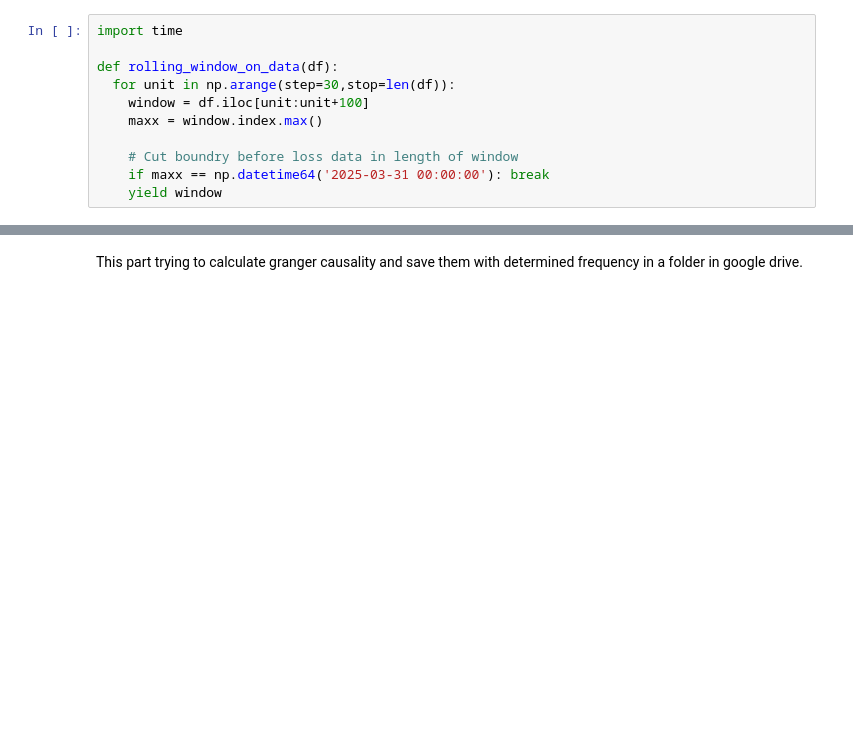
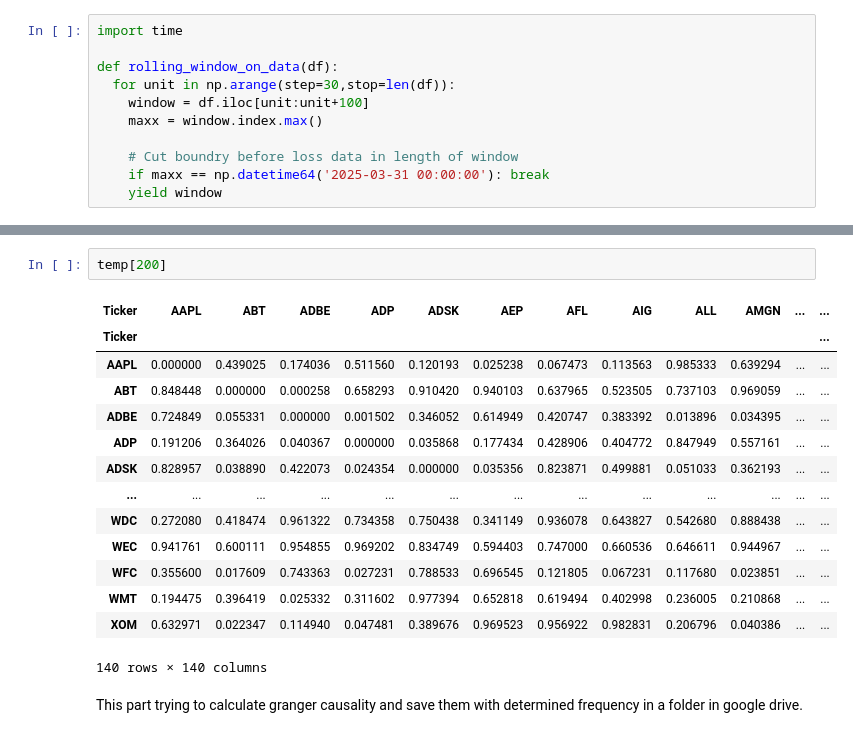
Before and after one commit to mahdikohan/complexityEconomics, a Jupyter notebook: Multilayer network market/Multilayer_spillover_with_ML.ipynb, the cells around one changed output, grey strips where cells are left out. Cells and saved outputs as stored; diff of their text form; blank space fills up the shorter version.

```diff
--- a/Multilayer network market/Multilayer_spillover_with_ML.ipynb
+++ b/Multilayer network market/Multilayer_spillover_with_ML.ipynb
@@ -117,3 +131,20 @@ def rolling_window_on_data(df):
+# %%
+temp[200]
+# %% [output]
+| Ticker | AAPL | ABT | ADBE | ADP | ADSK | AEP | AFL | AIG | ALL | AMGN | ... | ... |
+| Ticker |  |  |  |  |  |  |  |  |  |  |  | ... |
+| AAPL | 0.000000 | 0.439025 | 0.174036 | 0.511560 | 0.120193 | 0.025238 | 0.067473 | 0.113563 | 0.985333 | 0.639294 | ... | ... |
+| ABT | 0.848448 | 0.000000 | 0.000258 | 0.658293 | 0.910420 | 0.940103 | 0.637965 | 0.523505 | 0.737103 | 0.969059 | ... | ... |
+| ADBE | 0.724849 | 0.055331 | 0.000000 | 0.001502 | 0.346052 | 0.614949 | 0.420747 | 0.383392 | 0.013896 | 0.034395 | ... | ... |
+| ADP | 0.191206 | 0.364026 | 0.040367 | 0.000000 | 0.035868 | 0.177434 | 0.428906 | 0.404772 | 0.847949 | 0.557161 | ... | ... |
+| ADSK | 0.828957 | 0.038890 | 0.422073 | 0.024354 | 0.000000 | 0.035356 | 0.823871 | 0.499881 | 0.051033 | 0.362193 | ... | ... |
+| ... | ... | ... | ... | ... | ... | ... | ... | ... | ... | ... | ... | ... |
+| WDC | 0.272080 | 0.418474 | 0.961322 | 0.734358 | 0.750438 | 0.341149 | 0.936078 | 0.643827 | 0.542680 | 0.888438 | ... | ... |
+| WEC | 0.941761 | 0.600111 | 0.954855 | 0.969202 | 0.834749 | 0.594403 | 0.747000 | 0.660536 | 0.646611 | 0.944967 | ... | ... |
+| WFC | 0.355600 | 0.017609 | 0.743363 | 0.027231 | 0.788533 | 0.696545 | 0.121805 | 0.067231 | 0.117680 | 0.023851 | ... | ... |
+| WMT | 0.194475 | 0.396419 | 0.025332 | 0.311602 | 0.977394 | 0.652818 | 0.619494 | 0.402998 | 0.236005 | 0.210868 | ... | ... |
+| XOM | 0.632971 | 0.022347 | 0.114940 | 0.047481 | 0.389676 | 0.969523 | 0.956922 | 0.982831 | 0.206796 | 0.040386 | ... | ... |
+140 rows × 140 columns
 # %% [markdown]
 This part trying to calculate granger causality and save them with determined frequency in a folder in google drive.
 # %%
```
Also changed, not shown: parts of 8 cells of this notebook, 1 other file.
